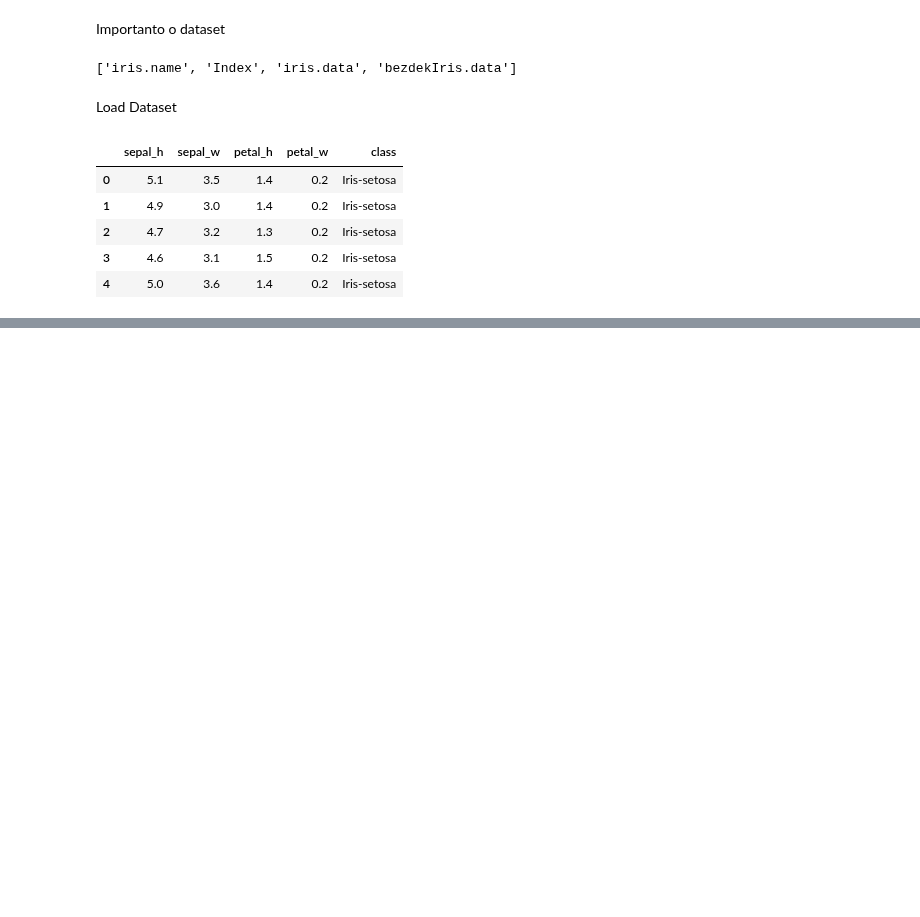
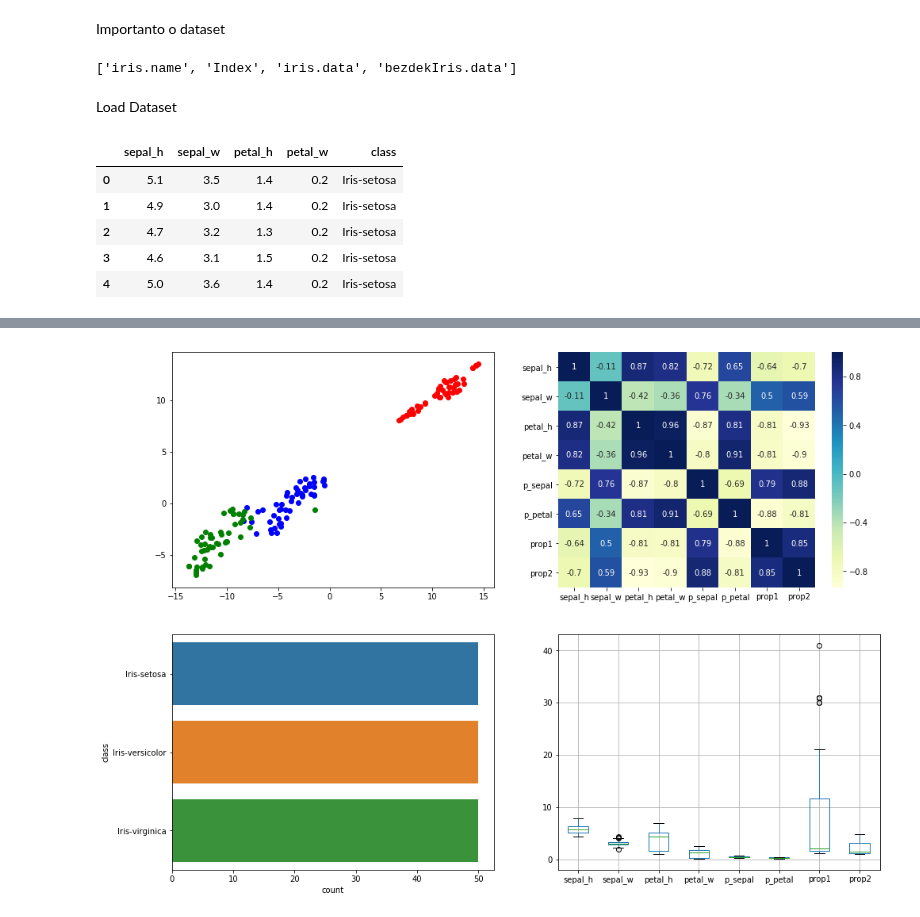
Before and after one commit to Bumbleblo/Machine-Learning-Training, a Jupyter notebook: iris_notebook.ipynb, the cells around one changed output, grey strips where cells are left out. Cells and saved outputs as stored; diff of their text form; code cells hidden in the pictures; blank space fills up the shorter version.

```diff
--- a/iris_notebook.ipynb
+++ b/iris_notebook.ipynb
@@ -82,0 +93,2 @@ plot_iris(data)
+# %%
+data2 = data.copy()
@@ -82,0 +104,12 @@ plot_iris(data)
+# %%
+# making some new features
+del data2['class']
+data2['p_sepal'] = data2['sepal_w']/data2['sepal_h']
+data2['p_petal'] = data2['petal_w']/data2['petal_h']
+data2['prop1'] = data2['sepal_w']/data2['petal_w']
+data2['prop2'] = data2['sepal_h']/data2['petal_h']
+data2['class'] = data['class']
+# %%
+plot_iris(data2)
+# %% [output]
+[figure, added]
```
Also changed, not shown: parts of 12 cells of this notebook.
